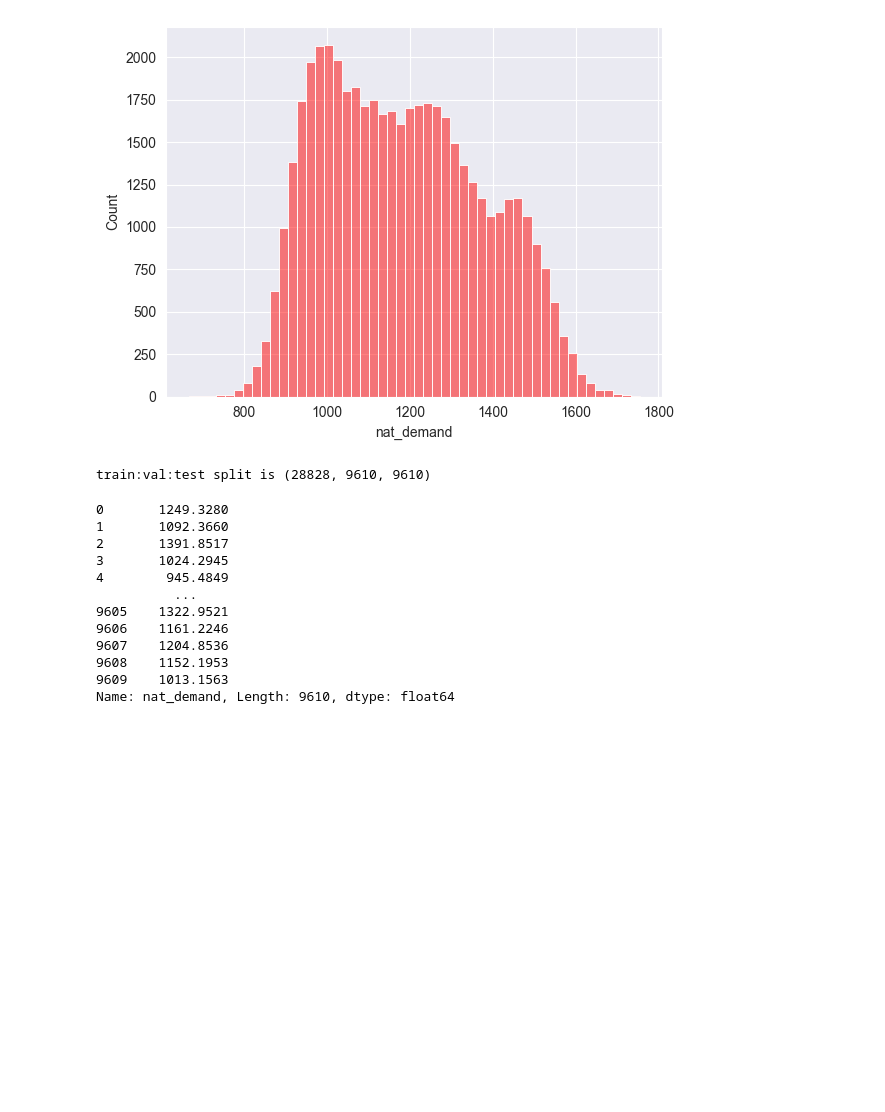
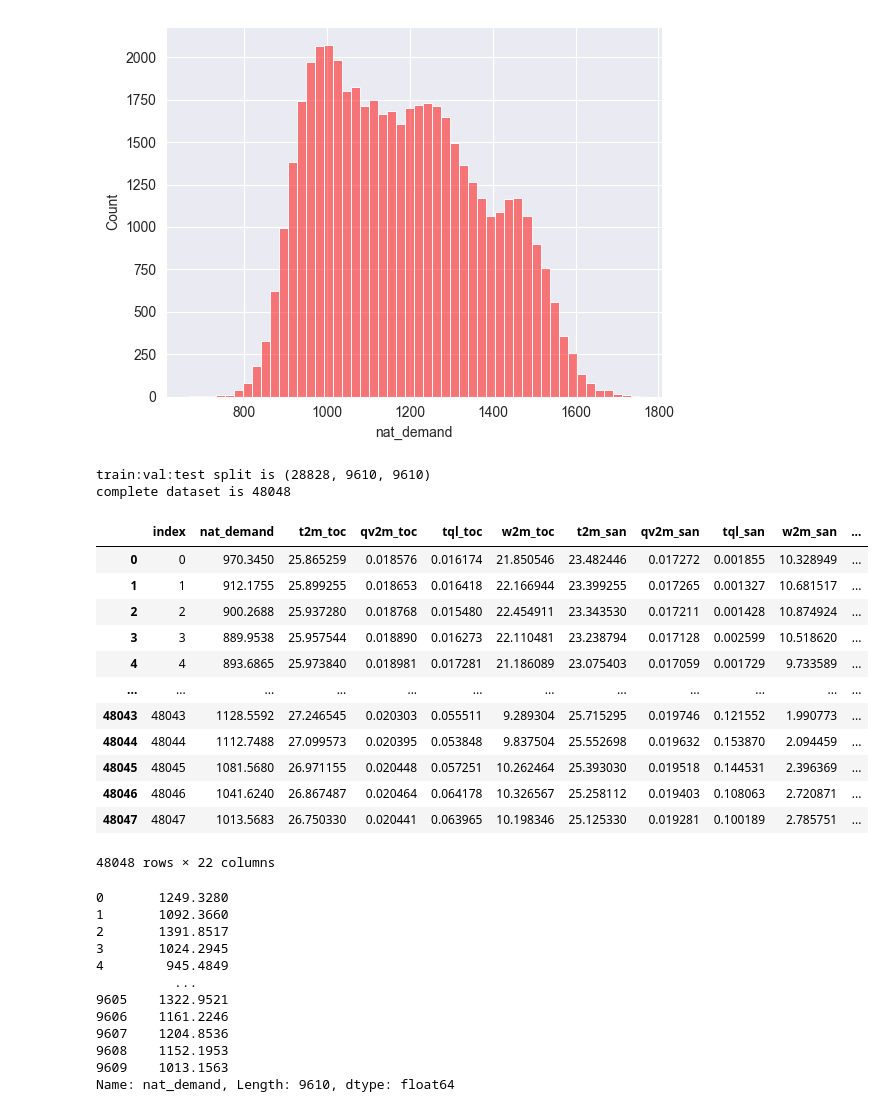
Before and after one commit to kausnz/panama-electricity-load-forecast, a Jupyter notebook: notebook.ipynb, the cells around one changed output. Drawn from its saved outputs; the diff is of its cells as text; code cells hidden in the pictures; blank space fills up the shorter version.

```diff
--- a/notebook.ipynb
+++ b/notebook.ipynb
@@ -295,12 +295,16 @@ sns.histplot(df.nat_demand[df.nat_demand > 600], color='red', bins=50, alpha=0.5
 [figure]
 # %%
 # Splitting the dataset to 80%, 20%, 20% for training, validation, and testing, respectively.
-
 df_full_train, df_test = train_test_split(df, test_size=0.2, random_state=1)
 df_train, df_val = train_test_split(df_full_train, test_size=0.25, random_state=1)
 print(f'train:val:test split is {(len(df_train), len(df_val), len(df_test))}')
+
+# Also create a copy of the complete dataframe with order intact to plot actual vs forecast based on the final model.
+df_full = df.copy()
+print(f'complete dataset is {len(df_full)}')
 # %% [output]
 train:val:test split is (28828, 9610, 9610)
+complete dataset is 48048
 # %%
 # Resetting indices
 df_full_train.reset_index(inplace=True)
@@ -316,6 +323,22 @@ y_test = df_test.nat_demand
 # y_train = np.log1p(df_train.nat_demand)
 # y_val = np.log1p(df_val.nat_demand)
 # y_test = np.log1p(df_test.nat_demand)
+# %%
+df_full
+# %% [output]
+|  | index | nat_demand | t2m_toc | qv2m_toc | tql_toc | w2m_toc | t2m_san | qv2m_san | tql_san | w2m_san | ... |
+| 0 | 0 | 970.3450 | 25.865259 | 0.018576 | 0.016174 | 21.850546 | 23.482446 | 0.017272 | 0.001855 | 10.328949 | ... |
+| 1 | 1 | 912.1755 | 25.899255 | 0.018653 | 0.016418 | 22.166944 | 23.399255 | 0.017265 | 0.001327 | 10.681517 | ... |
+| 2 | 2 | 900.2688 | 25.937280 | 0.018768 | 0.015480 | 22.454911 | 23.343530 | 0.017211 | 0.001428 | 10.874924 | ... |
+| 3 | 3 | 889.9538 | 25.957544 | 0.018890 | 0.016273 | 22.110481 | 23.238794 | 0.017128 | 0.002599 | 10.518620 | ... |
+| 4 | 4 | 893.6865 | 25.973840 | 0.018981 | 0.017281 | 21.186089 | 23.075403 | 0.017059 | 0.001729 | 9.733589 | ... |
+| ... | ... | ... | ... | ... | ... | ... | ... | ... | ... | ... | ... |
+| 48043 | 48043 | 1128.5592 | 27.246545 | 0.020303 | 0.055511 | 9.289304 | 25.715295 | 0.019746 | 0.121552 | 1.990773 | ... |
+| 48044 | 48044 | 1112.7488 | 27.099573 | 0.020395 | 0.053848 | 9.837504 | 25.552698 | 0.019632 | 0.153870 | 2.094459 | ... |
+| 48045 | 48045 | 1081.5680 | 26.971155 | 0.020448 | 0.057251 | 10.262464 | 25.393030 | 0.019518 | 0.144531 | 2.396369 | ... |
+| 48046 | 48046 | 1041.6240 | 26.867487 | 0.020464 | 0.064178 | 10.326567 | 25.258112 | 0.019403 | 0.108063 | 2.720871 | ... |
+| 48047 | 48047 | 1013.5683 | 26.750330 | 0.020441 | 0.063965 | 10.198346 | 25.125330 | 0.019281 | 0.100189 | 2.785751 | ... |
+48048 rows × 22 columns
 # %%
 # Removing unwanted variables
 for c in ['nat_demand', 'dt', 'index']:
```
Also changed, not shown: parts of 12 cells of this notebook.
